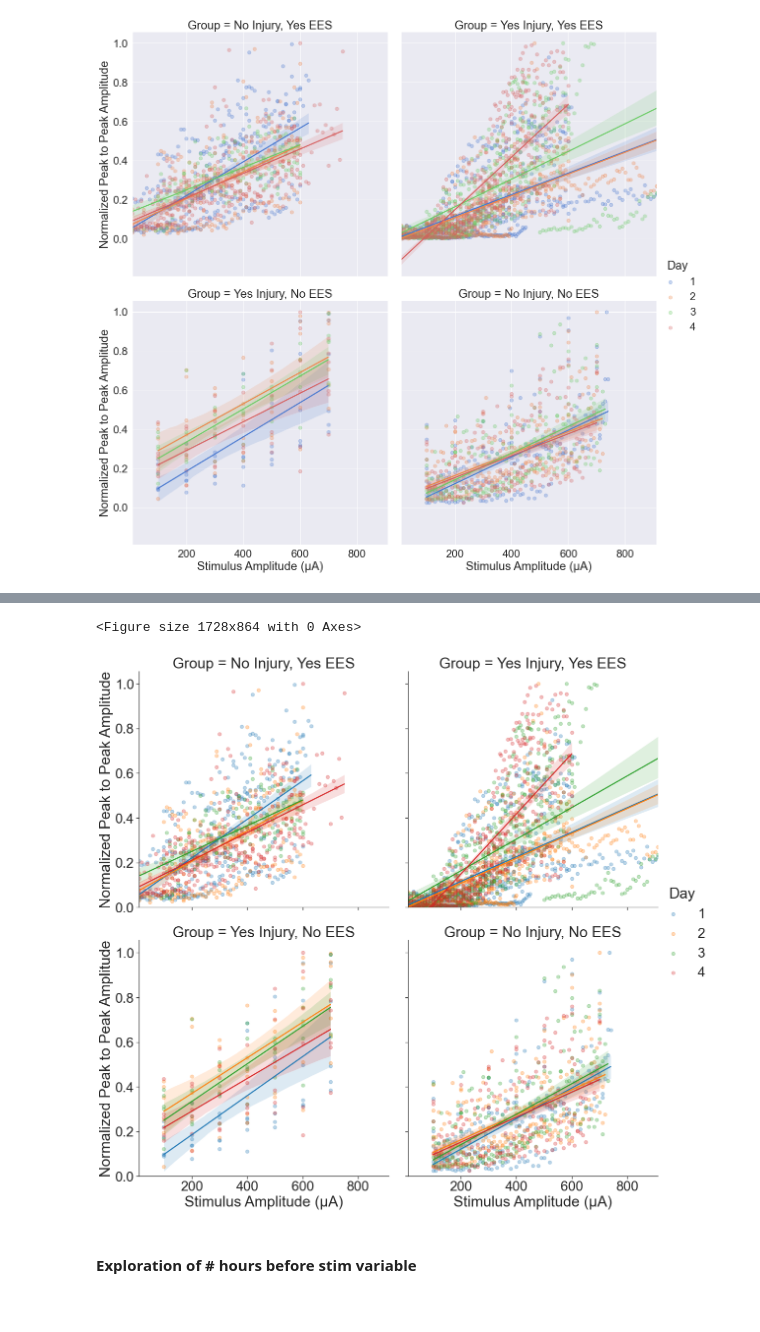
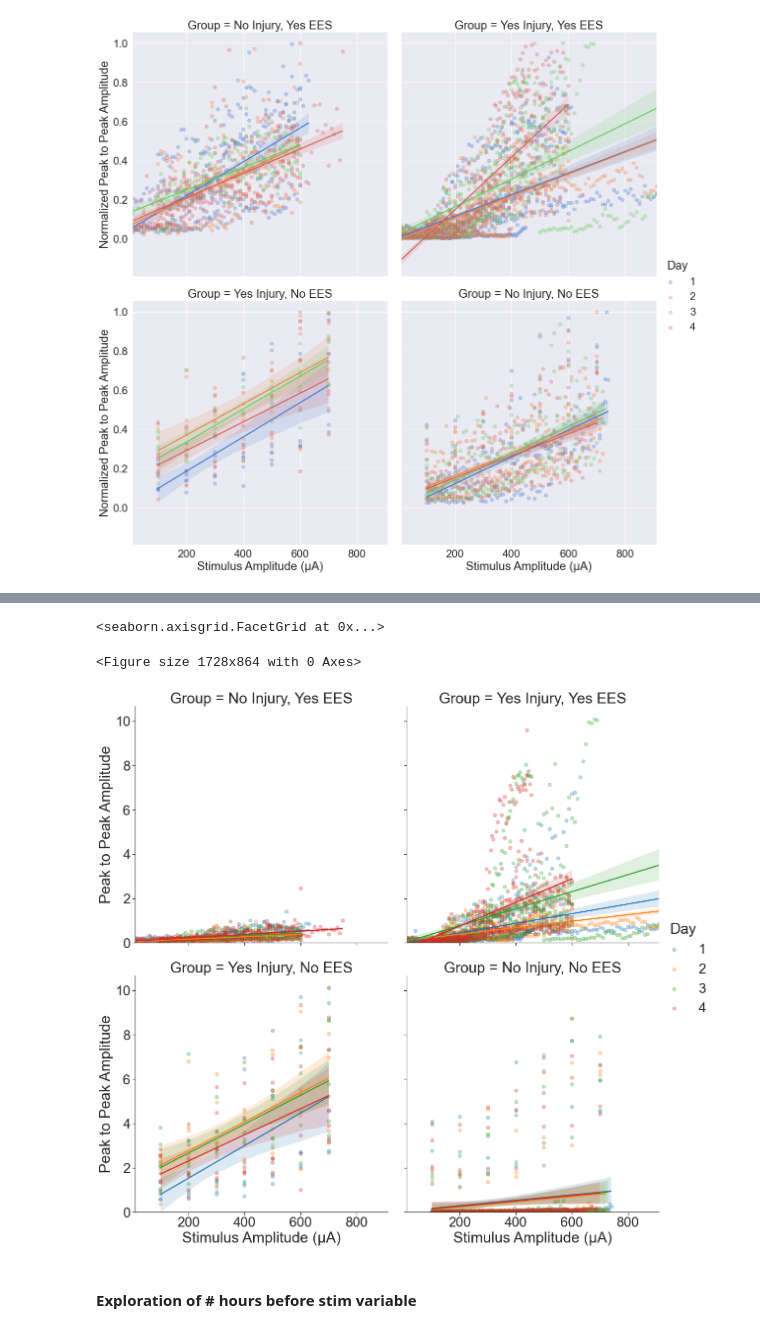
Before and after one commit to IanGMalone/Evoked_Potential_Analysis, a Jupyter notebook: Motor Evoked Potential Analyses.ipynb, the cells around one changed output, grey strips where cells are left out. Cells and saved outputs as stored; diff of their text form; code cells hidden in the pictures.

```diff
--- a/Motor Evoked Potential Analyses.ipynb
+++ b/Motor Evoked Potential Analyses.ipynb
@@ -357,20 +378,29 @@ ax.savefig("D:\\groupmainfig.png")
 # %%
 plt.figure(figsize=(24,12))
 sns.set(font_scale=2.5)
 sns.set_style("ticks")
 sns.despine()
 
-df_nice_plot = df_p2p_scaled.copy()
-df_nice_plot = df_nice_plot.rename(columns={"Day_Stim": "Day", "p2p_amplitude_scaled": "Normalized Peak to Peak Amplitude",
+# df_nice_plot = df_p2p_scaled.copy()
+# df_nice_plot = df_nice_plot.rename(columns={"Day_Stim": "Day", "p2p_amplitude_scaled": "Normalized Peak to Peak Amplitude",
+#                                                     "Stim_Amplitude": "Stimulus Amplitude (μA)"})
+# ax = sns.lmplot(x="Stimulus Amplitude (μA)", y="Normalized Peak to Peak Amplitude", col="Group", hue="Day", data=df_nice_plot,
+#            col_wrap=2, order=1, ci=95, palette="tab10", height=8,
+#            scatter_kws={"s": 50, "alpha": 0.3})
+# ax.set(ylim=(0, None))
+# ax.savefig("D:\\t32-data-blitz.png")
+
+df_nice_plot = df_p2p.copy()
+df_nice_plot = df_nice_plot.rename(columns={"Day_Stim": "Day", "p2p_amplitude": "Peak to Peak Amplitude",
                                                     "Stim_Amplitude": "Stimulus Amplitude (μA)"})
-ax = sns.lmplot(x="Stimulus Amplitude (μA)", y="Normalized Peak to Peak Amplitude", col="Group", hue="Day", data=df_nice_plot,
+ax = sns.lmplot(x="Stimulus Amplitude (μA)", y="Peak to Peak Amplitude", col="Group", hue="Day", data=df_nice_plot,
            col_wrap=2, order=1, ci=95, palette="tab10", height=8,
            scatter_kws={"s": 50, "alpha": 0.3})
 ax.set(ylim=(0, None))
-ax.savefig("D:\\t32-data-blitz.png")
 # %% [output]
-<Figure size 1728x864 with 0 Axes>
+<seaborn.axisgrid.FacetGrid at 0x...>
+<Figure size 1728x864 with 0 Axes>
-[figure, old version]
+[figure, new version]
 # %% [markdown]
 #### Exploration of # hours before stim variable
 # %%
```
Also changed, not shown: parts of 37 cells of this notebook, 1 other file.
